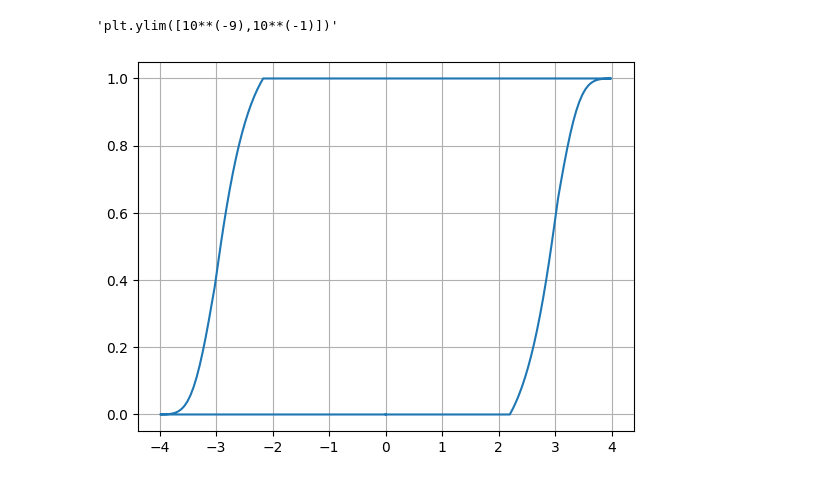
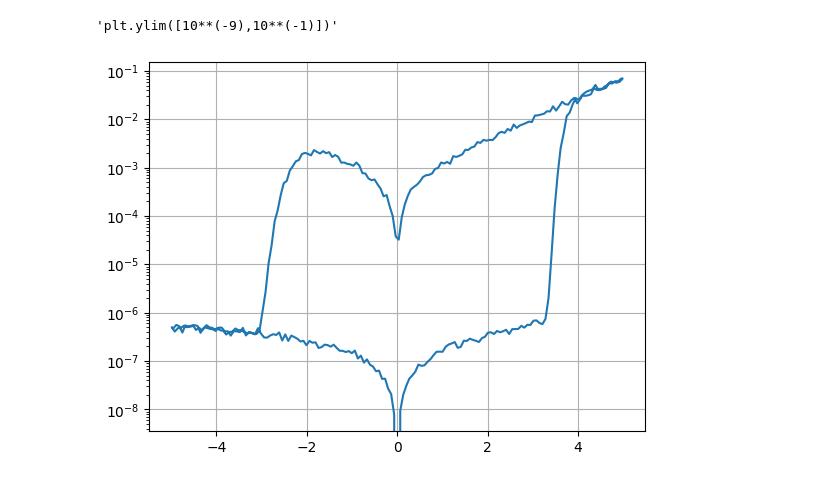
Before and after one commit to OneMoreGate/Memristor_modeling, a Jupyter notebook: switch_test.ipynb, the cells around one changed output. Drawn from its saved outputs; the diff is of its cells as text; code cells hidden in the pictures.

```diff
--- a/switch_test.ipynb
+++ b/switch_test.ipynb
@@ -61,8 +61,8 @@ class Hyperparameters:
         pass
 
     def hyp_initialize(self, V_th_n, V_th_p, a, b, c, s, n, beta, xi, alpha_m, gamma, state):
-        self.V_th_p = np.random.normal(V_th_p,0.25)
-        self.V_th_n = np.random.normal(V_th_n,0.25)
+        self.V_th_p = np.random.normal(V_th_p,0)
+        self.V_th_n = np.random.normal(V_th_n,0)
         self.a = a
         self.b = b
         self.c = c
@@ -120,7 +120,7 @@ class Model(Signal, Hyperparameters, Calculation):
     def set_puls_params(self, amplitude = 2, frequency = 1, reprtition = 1, n_points = 100, duty_cycle = 0.25):
         super().signal_initialize(amplitude= amplitude, frequency= frequency, reprtition = reprtition, n_points = n_points, duty_cycle = duty_cycle)
 
-    def set_hyperparams(self, V_th_p  = 1.5, V_th_n  = 1.5, a= 1 , b = 15, c = 2, s = 5, n = 5, beta = 7.069 * 10 ** (-5), xi = 1.946 * 10 ** (-4), alpha_m = 1.8, gamma = 0.15, state = False):
+    def set_hyperparams(self, V_th_p, V_th_n, a= 1 , b = 15, c = 2, s = 5, n = 5, beta = 7.069 * 10 ** (-5), xi = 1.946 * 10 ** (-4), alpha_m = 1.8, gamma = 0.15, state = False):
         super().hyp_initialize(V_th_p = V_th_p, V_th_n = V_th_n, a = a, b = b, c = c, s = s, n = n, beta = beta, xi = xi, alpha_m = alpha_m, gamma = gamma, state=state)
 
     def set_puls_form(self, puls_type = 'sine'):
@@ -151,22 +151,22 @@ class Model(Signal, Hyperparameters, Calculation):
 # %%
 m = Model()
 
-m.set_hyperparams(V_th_p=2, V_th_n = 2, a=100000, n=13, beta=10 ** (-3), xi=10**(-6), alpha_m=1)
-m.set_puls_params(n_points=300, frequency=1000000, amplitude=4, reprtition=1, duty_cycle= 0.1)
+m.set_hyperparams(V_th_p=3, V_th_n = 1, a=100000, n=13, beta=10 ** (-3), xi=10**(-6), alpha_m=1)
+m.set_puls_params(n_points=300, frequency=1000000, amplitude=5, reprtition=1, duty_cycle= 0.1)
 m.set_puls_form(puls_type='triangle')
 m.calculate(set_noise=True)
 t = m.time_array
 V = m.V
 I = m.I
 x = m.x
 #R = V/I
 
 
-#plt.plot(V,np.abs(I))
-plt.plot(V, x)
+plt.plot(V,np.abs(I))
+#plt.plot(V, I)
 plt.grid()
-#plt.yscale('log')
+plt.yscale('log')
 '''plt.ylim([10**(-9),10**(-1)])'''
 # %% [output]
 'plt.ylim([10**(-9),10**(-1)])'
-[figure, old version]
+[figure, new version]
```
Also changed, not shown: 5 other files.
